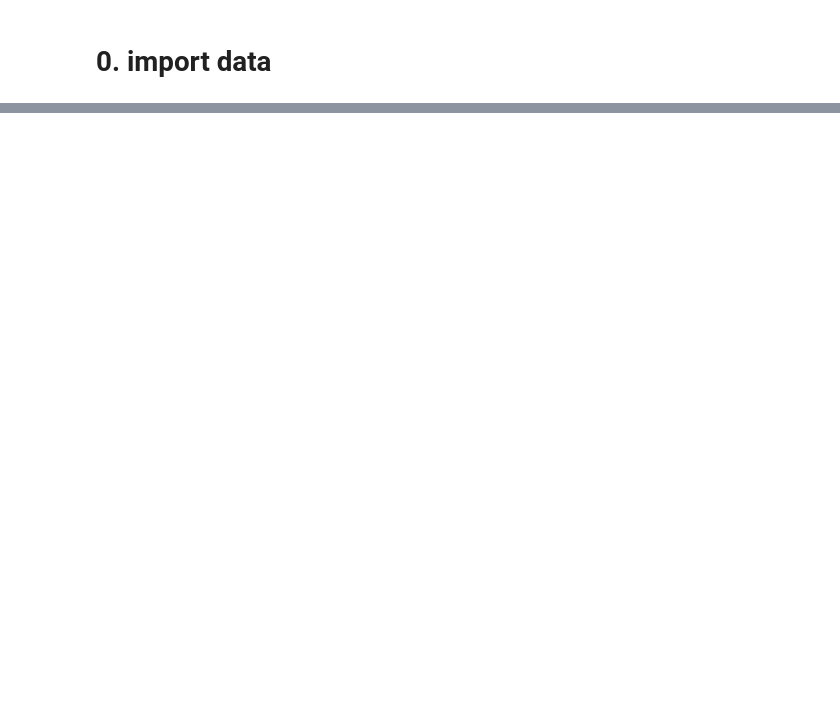
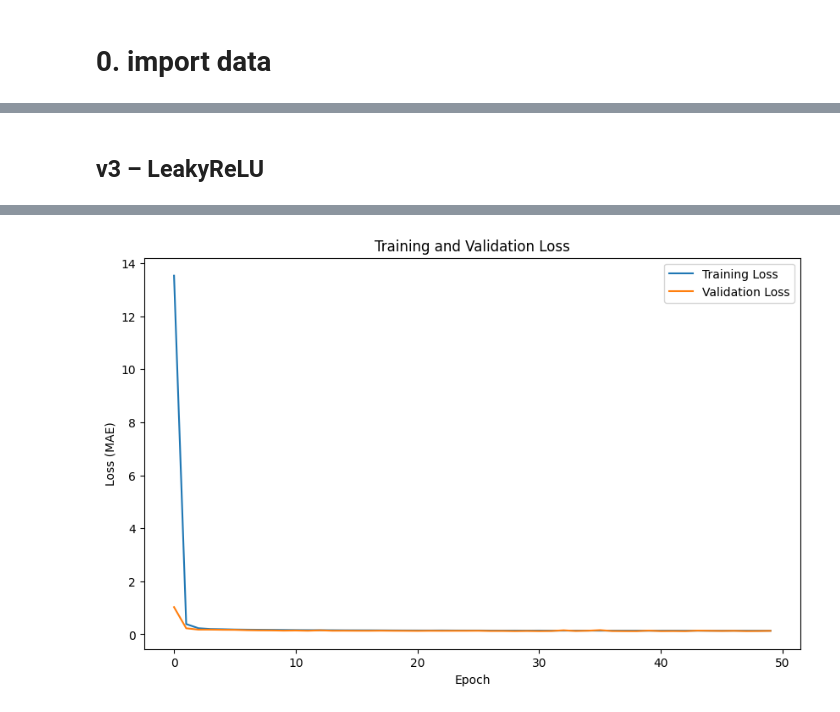
Before and after one commit to EAriasDeAbreu/ProblemSet_3, a Jupyter notebook: code/02_Model_NN.ipynb, the cells around one changed output, grey strips where cells are left out. Cells and saved outputs as stored; diff of their text form; code cells hidden in the pictures; blank space fills up the shorter version.

```diff
--- a/code/02_Model_NN.ipynb
+++ b/code/02_Model_NN.ipynb
@@ -241,0 +339,2 @@ Sample of submission file:
+# %% [markdown]
+## v3 – LeakyReLU
@@ -241,0 +366,3 @@ Sample of submission file:
+# %%
+model, scaler, feature_cols = setup_and_train(train)
+# %% [output]
@@ -241,0 +380 @@ Sample of submission file:
+[figure, added]
```
Also changed, not shown: parts of 24 cells of this notebook, 9 other files.
